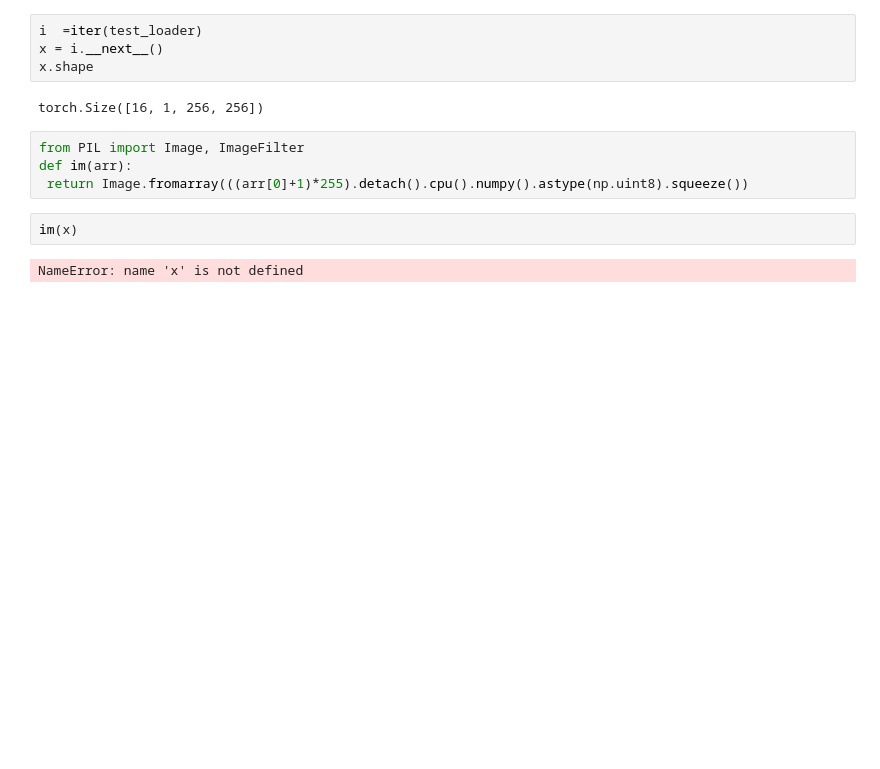
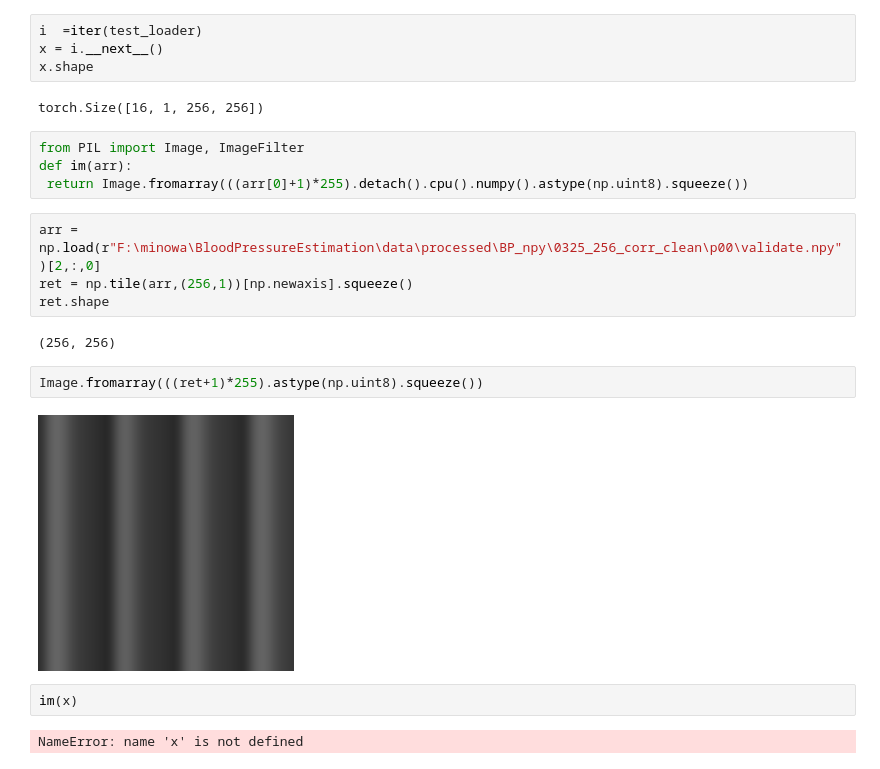
Before and after one commit to ax6000/BloodPressureEstimation, a Jupyter notebook: notebooks/test_vae_2.ipynb, the cells around one changed output. Saved outputs shown, nothing was run; the diff lists cells and outputs as text; blank space fills up the shorter version.

```diff
--- a/notebooks/test_vae_2.ipynb
+++ b/notebooks/test_vae_2.ipynb
@@ -1036,6 +1036,16 @@ torch.Size([16, 1, 256, 256])
 from PIL import Image, ImageFilter
 def im(arr):
  return Image.fromarray(((arr[0]+1)*255).detach().cpu().numpy().astype(np.uint8).squeeze())
+# %%
+arr = np.load(r"F:\minowa\BloodPressureEstimation\data\processed\BP_npy\0325_256_corr_clean\p00\validate.npy")[2,:,0]
+ret = np.tile(arr,(256,1))[np.newaxis].squeeze()
+ret.shape
+# %% [output]
+(256, 256)
+# %%
+Image.fromarray(((ret+1)*255).astype(np.uint8).squeeze())
+# %% [output]
+[figure, added]
 # %%
 im(x)
 # %% [output]
```
Also changed, not shown: 4 other files.
